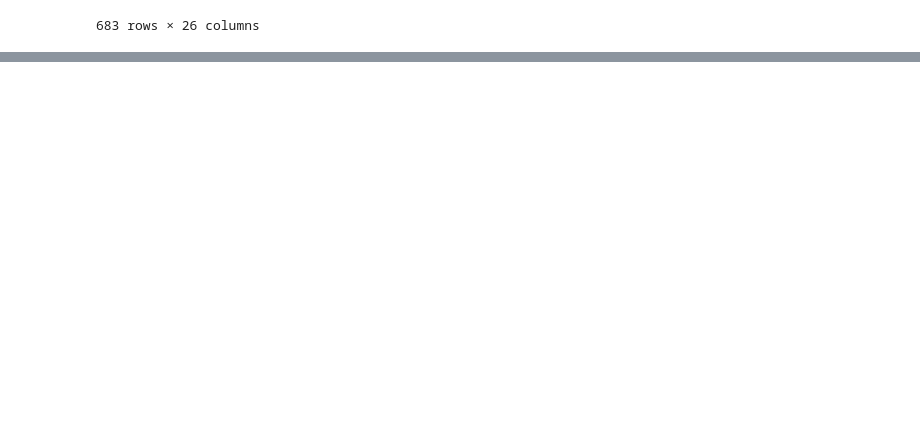
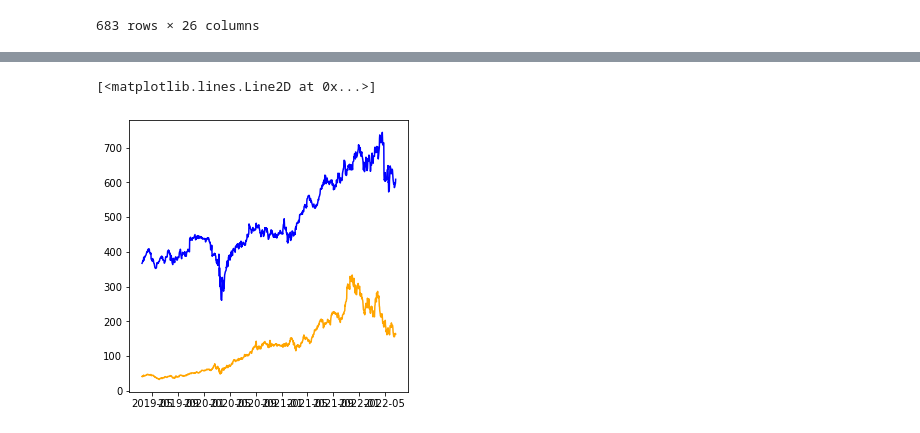
Before and after one commit to FabianEH/ETF-Filter-, a Jupyter notebook: metricas.ipynb, the cells around one changed output, grey strips where cells are left out. Cells and saved outputs as stored; diff of their text form; code cells hidden in the pictures; blank space fills up the shorter version.

```diff
--- a/metricas.ipynb
+++ b/metricas.ipynb
@@ -278,0 +418,10 @@ plt.plot(modelo.df['GOOGL'])
+# %%
+A = "NVDA"
+B = "ORLY"
+
+plt.figure(figsize=(5,5))
+plt.plot(modelo.df[A], c= 'orange')
+plt.plot(modelo.df[B], c='blue')
+# %% [output]
+[<matplotlib.lines.Line2D at 0x...>]
+[figure, added]
```
Also changed, not shown: parts of 22 cells of this notebook.
